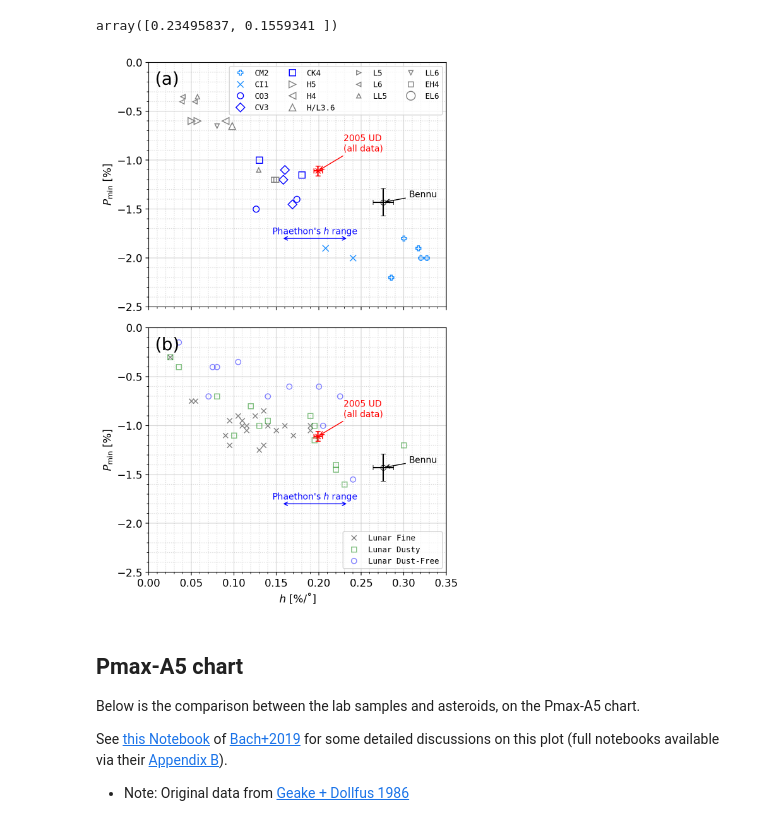
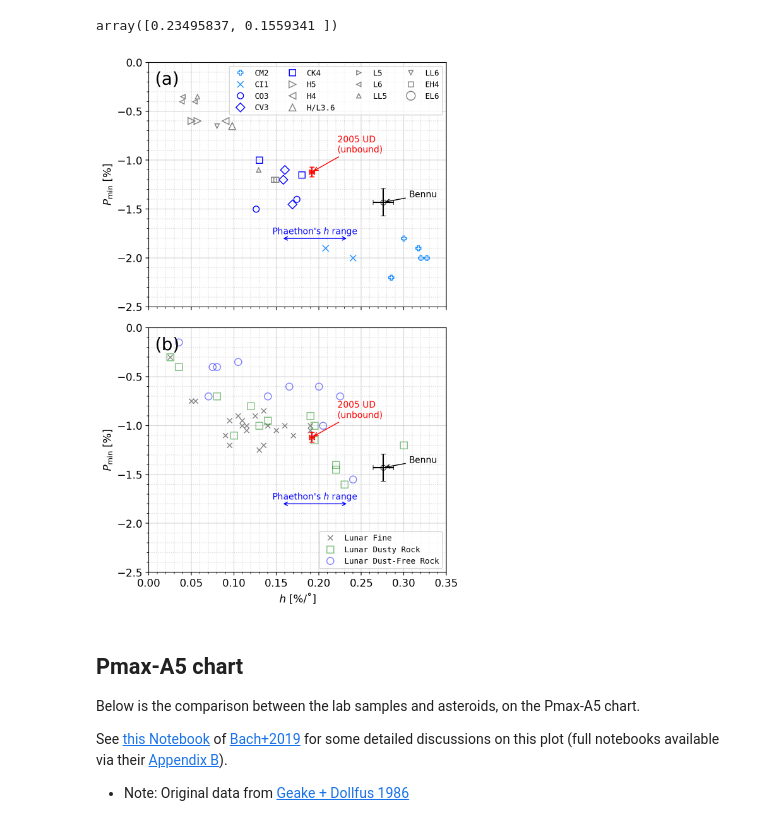
Before and after one commit to ysBach/IshiguroM_etal_155140_2005UD, a Jupyter notebook: polarimetry/Comparison_with_others.ipynb, the cells around one changed output. Cells and saved outputs as stored; diff of their text form; code cells hidden in the pictures.

```diff
--- a/polarimetry/Comparison_with_others.ipynb
+++ b/polarimetry/Comparison_with_others.ipynb
@@ -17,12 +17,11 @@ from io import StringIO
 import numpy as np
 import pandas as pd
 # from scipy.optimize import curve_fit
-import ysvisutilpy as yvu
+import ysvisutilpy2005ud as yvu
 
 
 uddata = StringIO('''h h_err a0 a0_err Pmin Pmin_err
-0.199 0.005 19.97 0.18 -1.11 0.05
-0.192 0.002 19.72 0.09 -1.11 0.02
+0.192 0.003 19.53 0.11 -1.12 0.05
 ''')
 # the bound (c1/c2 positive) and unbound (allowed negative) results.
 
@@ -103,9 +102,9 @@ kws_m = {
 }
 
 kws_l = {
-    'Lunar Fine':      dict(marker='x', mfc='none', ms=6, color='gray'),
-    'Lunar Dusty':     dict(marker='s', mfc='none', ms=6, color='g', alpha=0.5),
-    'Lunar Dust-Free': dict(marker='o', mfc='none', ms=6, color='b', alpha=0.5)
+    'Lunar Fine':           dict(marker='x', mfc='none', ms=6, color='gray'),
+    'Lunar Dusty Rock':     dict(marker='s', mfc='none', ms=8, color='g', alpha=0.5),
+    'Lunar Dust-Free Rock': dict(marker='o', mfc='none', ms=8, color='b', alpha=0.5)
 }
 
 udkw1 = dict(marker='x', color='r', mfc='none', ms=6, mew=1., ls='', capsize=3, alpha=1)
@@ -123,7 +122,6 @@ axl = axs[1, 0]  # lunar
 _ax1 = axs[1, 1]
 _ax2 = axs[1, 1].twinx()  # Fake axes
 
-
 xval, yval = "a0", "Pmin"
 for t, kw in kws_a.items():
     df = df_Bel.loc[df_Bel["type"] == t]
@@ -138,7 +136,7 @@ for t, kw in kws_m.items():
     df2 = df_m2.loc[df_m2["type"] == t]
     axm.plot(df1[xval], df1[yval], ls='', **kw)
     axm.plot(df2[xval], df2[yval], ls='', **kw)
-    _ax2.errorbar(**nanpos, **kw, ls='', elinewidth=0.3, label=t)
+    _ax2.plot(np.nan, np.nan, **kw, ls='', label=t)
     # For triangular markers, center is difficult to know,
     # so I put ``+'' like grid to legend by using errorbar
 
@@ -159,8 +157,8 @@ for i, ax in enumerate([axa, axm, axl]):
 
 for aa in [_ax1, _ax2]:
     aa.axis('off')
-    aa.errorbar(**nanpos, **udkw1, label="2005 UD\n(all data)")
-#     aa.errorbar(**nanpos, **udkw2, label="2005 UD\n(unbound)")
+    aa.errorbar(**nanpos, **udkw1, label="2005 UD\n(unbound)")
+#     aa.errorbar(**nanpos, **udkw2, label="2005 UD\n(bound)")
     aa.errorbar(**nanpos, **bnkw, label="Bennu")
 
 axa.set(ylabel=r"$P_\mathrm{min}$ [%]", ylim=(-2.5, 0), xlim=(13, 32))
@@ -220,18 +218,11 @@ for i, ax in enumerate([axm, axl]):
     ax.errorbar(bennu[xval], bennu[yval], **bnkw,
                 xerr=bennu[f"{xval}_err"], yerr=bennu[f"{yval}_err"])
     ax.annotate(
-        "2005 UD\n(all data)",
+        "2005 UD\n(unbound)",
         xy=(uddata[xval][0], uddata[yval][0]),
         xytext=(uddata[xval][0] + 0.03, uddata[yval][0] + 0.2),
         **annotkw1,
     )
-#     ax.annotate(
-#         "2005 UD\n(unbound)",
-#         xy=(uddata[xval][1], uddata[yval][1]),
-#         xytext=(uddata[xval][1] - 0.04, uddata[yval][1] - 0.4),
-#         **annotkw1,
-#         horizontalalignment='right'
-#     )
     ax.annotate(
         "Bennu",
         xy=(bennu[xval], bennu[yval]),
@@ -245,34 +236,34 @@ for i, ax in enumerate([axm, axl]):
         color='b', fontsize=10, xycoords='data',
         arrowprops=dict(arrowstyle="<->", color='b')
     )
     ax.annotate(
         "Phaethon's $h$ range",
         xy=(np.mean(h_phae), -1.8),
         horizontalalignment='center',
         xytext=(0, 5),
         color='b', fontsize=10, xycoords='data',
         textcoords='offset points',
 #         arrowprops=dict(arrowstyle="", color='b')
     )
     ax.text(0.02, 0.91, abc[i], transform=ax.transAxes, fontsize=20)
 
 axm.legend(loc=1, ncol=4, prop={'family': 'monospace', 'size': 9})
 axl.legend(loc=4, ncol=1, prop={'family': 'monospace', 'size': 9})
 # axm.legend(bbox_to_anchor=(1, 1), fontsize=10)
 # axl.legend(bbox_to_anchor=(1, 1), fontsize=10)
 
 axm.set(ylabel=r"$P_\mathrm{min}$ [%]", ylim=(-2.5, 0), xlim=(0, 0.35))
 axl.set(ylabel=r"$P_\mathrm{min}$ [%]", xlabel=r"$h$ [%/˚]", xlim=(0, 0.35))
 
 yvu.linticker([axm, axl], xmajlockws=0.05, xminlockws=0.01, ymajlockws=0.5, yminlockws=0.1)
 
 plt.tight_layout()
 fig.align_ylabels(axs)
 fig.align_xlabels(axs)
 plt.savefig(FIGDIR/"h-Pmin.pdf")
 plt.show()
 # %% [output]
-[figure, old version]
+[figure, new version]
 # %% [markdown]
 ## Pmax-A5 chart
 Below is the comparison between the lab samples and asteroids, on the Pmax-A5 chart.
```
Also changed, not shown: parts of 5 cells of this notebook, 1 other file.
